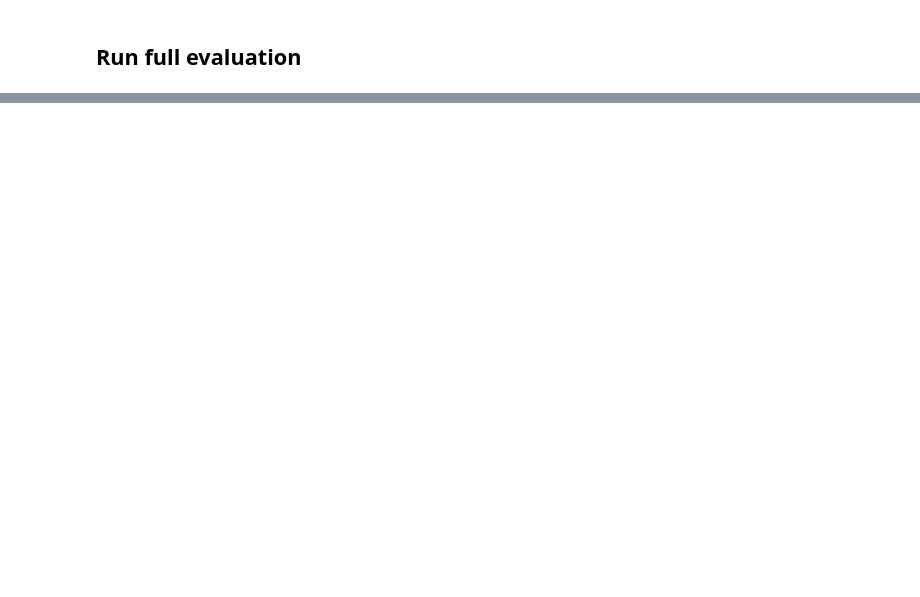
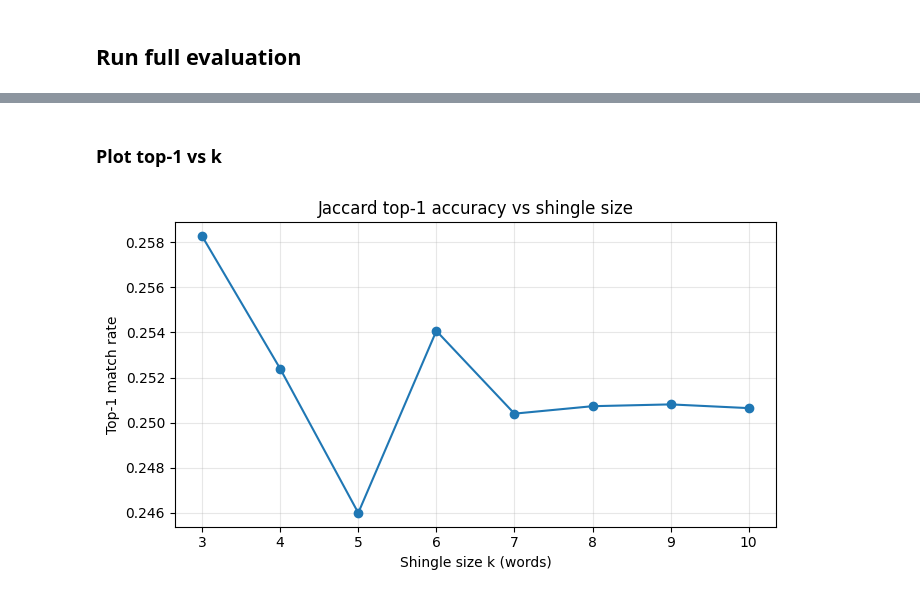
Before and after one commit to tschmuckley/CSCI_4022_Final_Project, a Jupyter notebook: jaccard.ipynb, the cells around one changed output, grey strips where cells are left out. Cells and saved outputs as stored; diff of their text form; code cells hidden in the pictures; blank space fills up the shorter version.

```diff
--- a/jaccard.ipynb
+++ b/jaccard.ipynb
@@ -290,0 +382,16 @@ Average actual rank: 23.41
+# %% [markdown]
+### Plot top-1 vs k
+# %%
+import matplotlib.pyplot as plt
+
+fig, ax = plt.subplots(figsize=(7, 4))
+ax.plot(sweep_df["k"], sweep_df["top1"], marker="o")
+ax.set_xlabel("Shingle size k (words)")
+ax.set_ylabel("Top-1 match rate")
+ax.set_title("Jaccard top-1 accuracy vs shingle size")
+ax.grid(True, alpha=0.3)
+fig.tight_layout()
+fig.savefig("k_sweep.png", dpi=150)
+plt.show()
+# %% [output]
+[figure, added]
```
Also changed, not shown: parts of 11 cells of this notebook, 4 other files.
